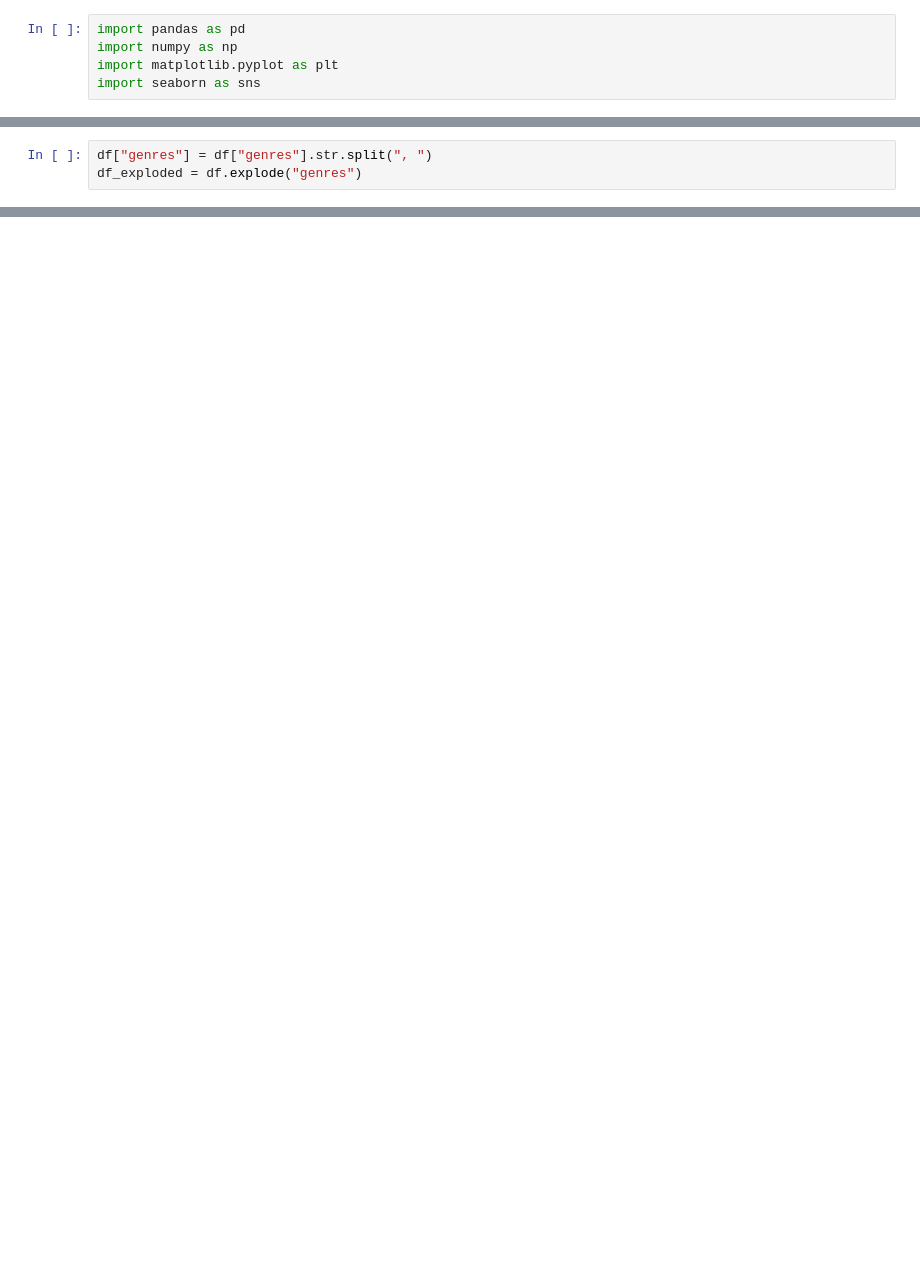
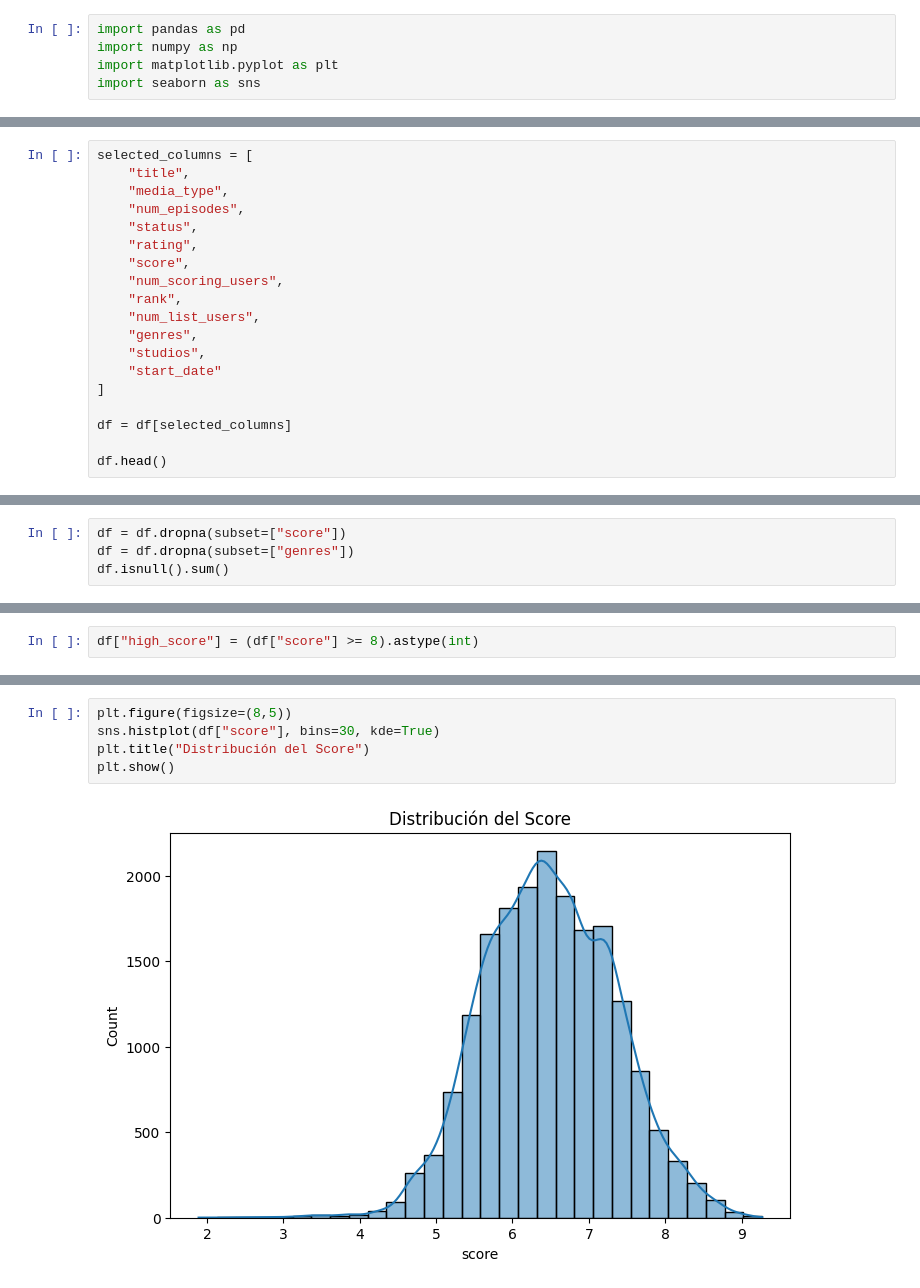
Before and after one commit to futabarentarou/Anime-final-project, a Jupyter notebook: data/Finalproject.ipynb, the cells around one changed output, grey strips where cells are left out. Saved outputs shown, nothing was run; the diff lists cells and outputs as text; blank space fills up the shorter version.

```diff
--- a/data/Finalproject.ipynb
+++ b/data/Finalproject.ipynb
@@ -143,3 +131,0 @@ plt.show()
-# %%
-df["genres"] = df["genres"].str.split(", ")
-df_exploded = df.explode("genres")
@@ -226,0 +132,19 @@ GradientBoostingRegressor(random_state=42)
+# %%
+selected_columns = [
+    "title",
+    "media_type",
+    "num_episodes",
+    "status",
+    "rating",
+    "score",
+    "num_scoring_users",
+    "rank",
+    "num_list_users",
+    "genres",
+    "studios",
+    "start_date"
+]
+
+df = df[selected_columns]
+
+df.head()
@@ -226,0 +174,4 @@ GradientBoostingRegressor(random_state=42)
+# %%
+df = df.dropna(subset=["score"])
+df = df.dropna(subset=["genres"])
+df.isnull().sum()
@@ -226,0 +192,2 @@ GradientBoostingRegressor(random_state=42)
+# %%
+df["high_score"] = (df["score"] >= 8).astype(int)
@@ -226,0 +203,7 @@ GradientBoostingRegressor(random_state=42)
+# %%
+plt.figure(figsize=(8,5))
+sns.histplot(df["score"], bins=30, kde=True)
+plt.title("Distribución del Score")
+plt.show()
+# %% [output]
+[figure, added]
```
Also changed, not shown: parts of 47 cells of this notebook, 1 other file.
